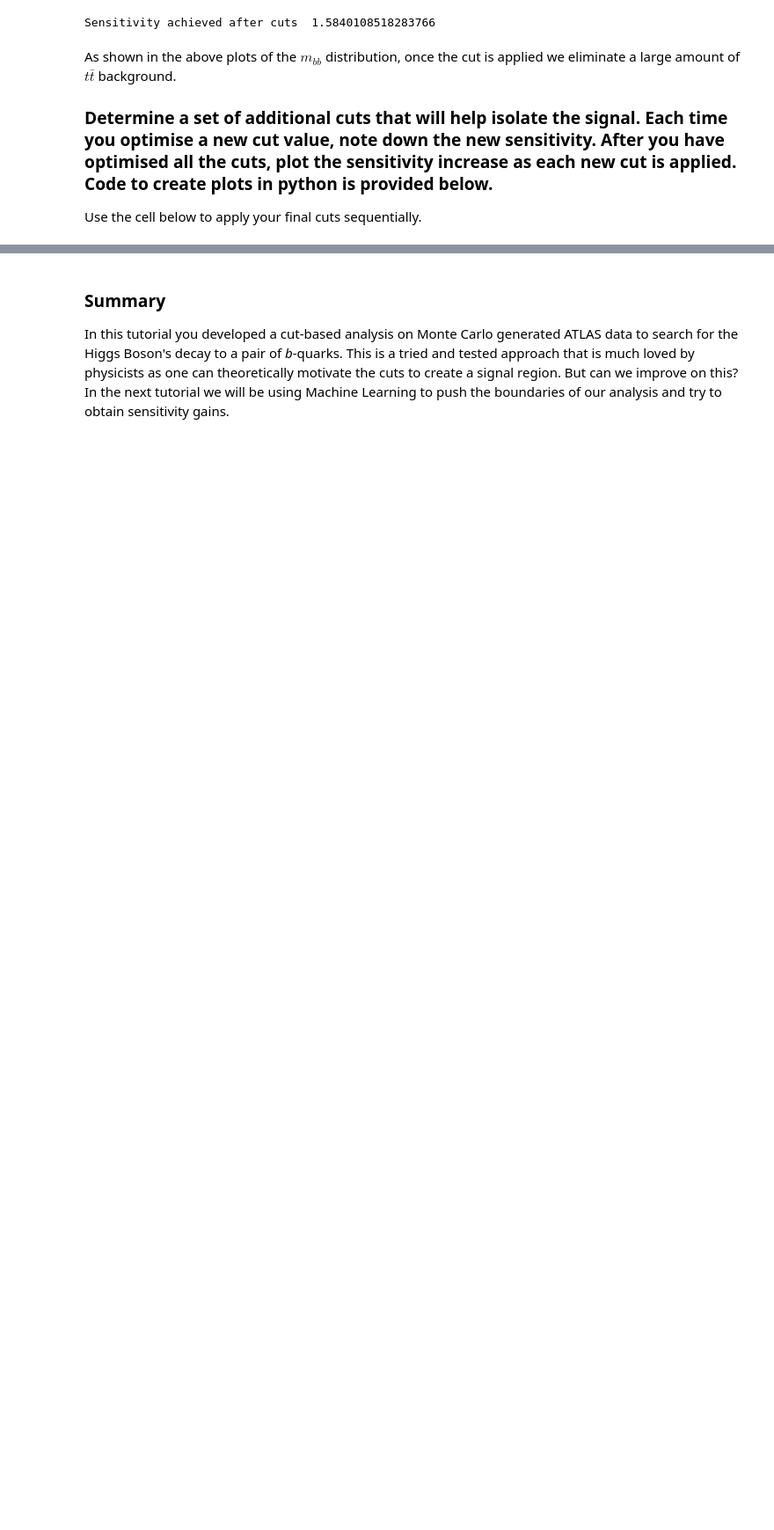
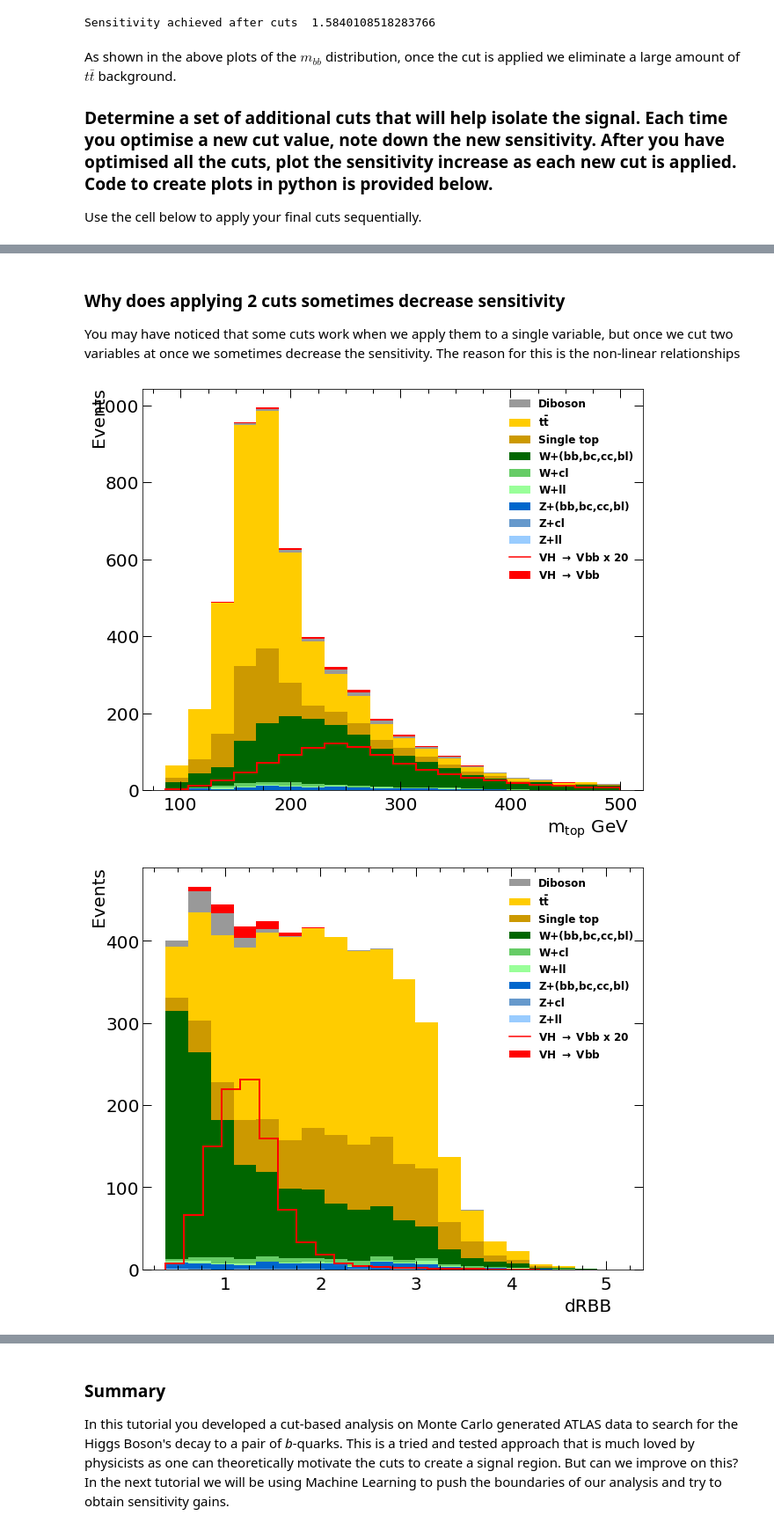
Before and after one commit to nikitapond/in2HEP, a Jupyter notebook: notebooks/ATLAS Cut Based.ipynb, the cells around one changed output, grey strips where cells are left out. Shown at 88% size. Drawn from its saved outputs; the diff is of its cells as text; code cells hidden in the pictures; blank space fills up the shorter version.

```diff
--- a/notebooks/ATLAS Cut Based.ipynb
+++ b/notebooks/ATLAS Cut Based.ipynb
@@ -178,0 +212,63 @@ plt.ylabel('Sensitivity')
+# %% [markdown]
+### Why does applying 2 cuts sometimes decrease sensitivity
+
+You may have noticed that some cuts work when we apply them to a single variable, but once we cut two variables at once we sometimes decrease the sensitivity. The reason for this is the non-linear relationships
+# %%
+import matplotlib
+def Plot2DSignalDensity(df, var1, var2):
+    '''
+    Plots a 2d image that shows the number of events
+    within a given bin are signal (Higgs) events.
+    This allows for 2 variables to be plotted and compared simultaneously
+
+    Parameters:
+        df - The pandas dataframe containing our data
+        var1 - The variable to plot along the x axis
+        var2 - The variable to plot along the y axis
+
+    '''
+
+    bins = 20
+
+    min_1 = np.amin(df[var1])
+    max_1 = np.amax(df[var1])
+    d1 = (max_1 - min_1)/bins
+
+    min_2 = np.amin(df[var2])
+    max_2 = np.amax(df[var2])
+    d2 = (max_2 - min_2)/bins
+
+    ratios = np.zeros((bins,bins))
+
+    for x in range(0, bins):
+        for y in range(0, bins):
+            bxl = min_1 + x * d1
+            bxu = min_1 + (x+1) * d1
+
+            byl = min_2 + y * d2
+            byu = min_2 + (y+1) * d2
+
+            sel = df.loc[(df[var1] > bxl) & (df[var1] < bxu) &
+                         (df[var2] > byl) & (df[var2] < byu)]
+
+
+            ratios[x,y] = len(sel.loc[sel['Class'] == 1]) # / len(sel)
+            if(ratios[x,y] < 1):
+                ratios[x,y] = 1
+
+    plt.figure(figsize=(8,8))
+    extent=[-min_1, max_1, min_2, max_2]
+    plt.imshow(ratios, extent=extent, aspect="auto", norm=mpl.colors.LogNorm())
+    plt.xlabel(var1)
+    plt.ylabel(var2)
+    plt.colorbar()
+    plt.title("Plot showing number of signal events per bin for 2 variables")
+
+
+plot_variable(df_original,'Mtop')
+plot_variable(df_original,'dRBB')
+
+Plot2DSignalDensity(df_original, 'dRBB', 'Mtop')
+# %% [output]
+[figure, added]
+[figure, added]
```
Also changed, not shown: parts of 6 cells of this notebook, 3 other files.
